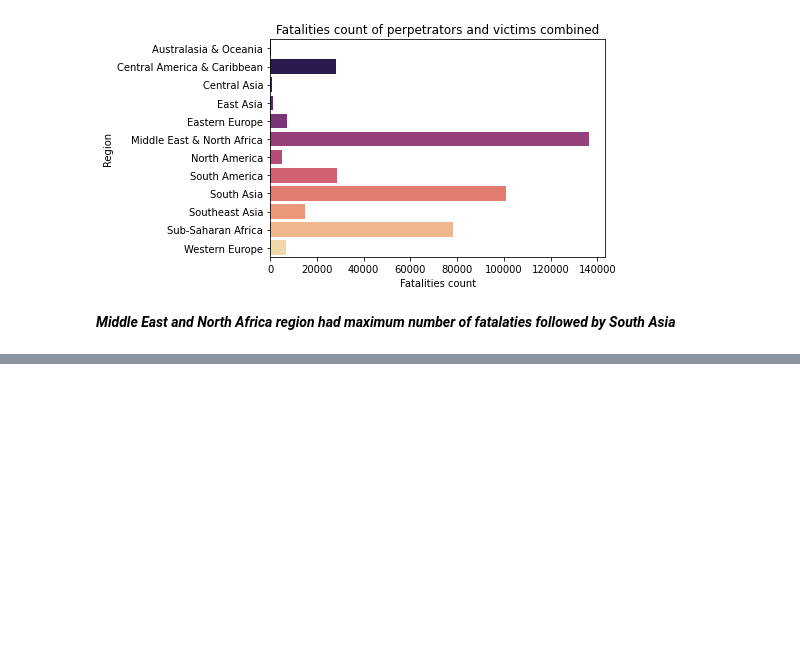
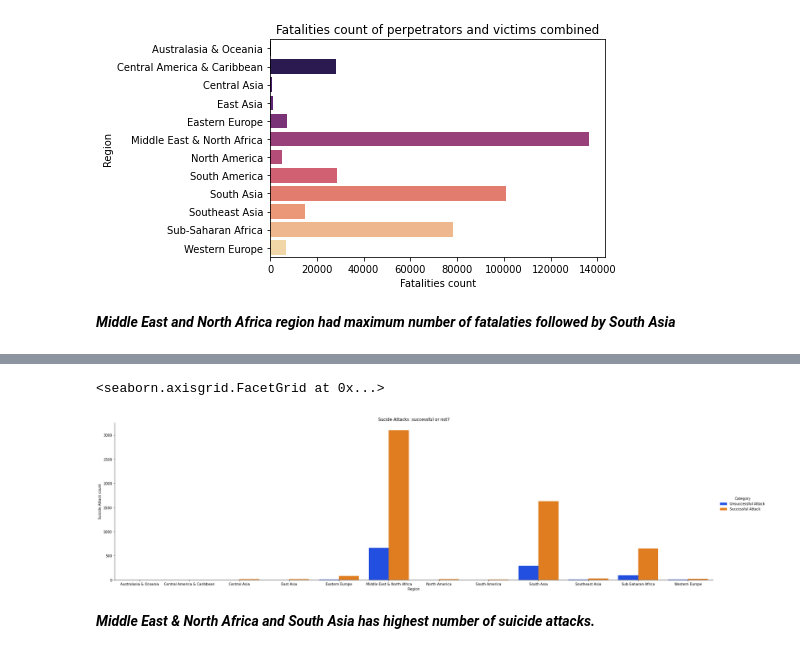
Before and after one commit to vishal00200/Global_Terrorism_Analysis, a Jupyter notebook: Global_Terrorism_Analysis.ipynb, the cells around one changed output, grey strips where cells are left out. Saved outputs shown, nothing was run; the diff lists cells and outputs as text; code cells hidden in the pictures; blank space fills up the shorter version.

```diff
--- a/Global_Terrorism_Analysis.ipynb
+++ b/Global_Terrorism_Analysis.ipynb
@@ -481,0 +498,9 @@ sns.barplot(y=GTD_data_selected['Region'],x=GTD_data_selected['Fatalities count'
+# %%
+# checking successful and unsuccessful suicide Attacks count region wise
+
+GTD_data_select = GTD_data[GTD_data['Suicide Attack']==1]
+GTD_data_select = GTD_data_select.groupby(['Region','Successful Attack'])['Suicide Attack'].sum().to_frame()
+GTD_data_select.reset_index(inplace = True)
+GTD_data_select.replace({'Successful Attack' : {0: 'Unsuccessful Attack',1:'Successful Attack'}},inplace = True)
+GTD_data_select.rename(columns = {'Successful Attack': 'Category','Suicide Attack':'Suicide Attack count'},inplace = True)
+GTD_data_select
@@ -481,0 +525,9 @@ sns.barplot(y=GTD_data_selected['Region'],x=GTD_data_selected['Fatalities count'
+# %%
+# Plotting successful and unsuccessful suicide Attacks count region wise
+
+sns.catplot(x='Region',y='Suicide Attack count',data=GTD_data_select,hue='Category',palette = 'bright',aspect=25/7,height = 7,kind='bar').set(title='Sucide Attacks :successful or not?')
+# %% [output]
+<seaborn.axisgrid.FacetGrid at 0x...>
+[figure, added]
+# %% [markdown]
+***Middle East & North Africa and South Asia has highest number of suicide attacks.***
```
Also changed, not shown: parts of 26 cells of this notebook.
